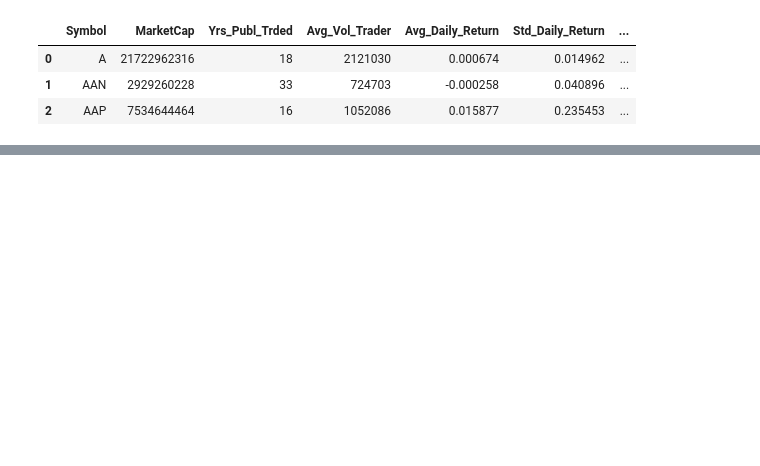
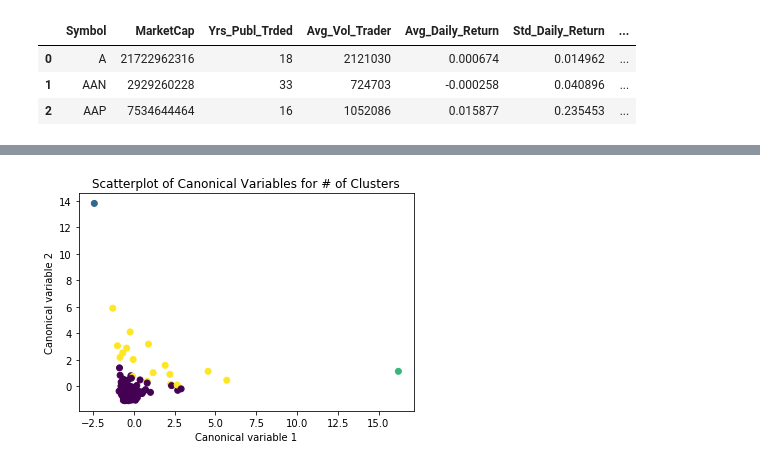
Before and after one commit to AlfredMtz/clustering-stocks, a Jupyter notebook: Diversification-System-Project.ipynb, the cells around one changed output, grey strips where cells are left out. Drawn from its saved outputs; the diff is of its cells as text; code cells hidden in the pictures; blank space fills up the shorter version.

```diff
--- a/Diversification-System-Project.ipynb
+++ b/Diversification-System-Project.ipynb
@@ -286,0 +313,9 @@ array([[-0.36035489,  0.26036782, -0.39919399, -0.56695519, -0.47168571,
+# %%
+# plot columns
+plt.scatter(x=plot_columns[:,0], y=plot_columns[:,1], c=Kmean.labels_,)
+plt.xlabel('Canonical variable 1')
+plt.ylabel('Canonical variable 2')
+plt.title('Scatterplot of Canonical Variables for # of Clusters')
+plt.show()
+# %% [output]
+[figure, added]
```
Also changed, not shown: parts of 12 cells of this notebook.
